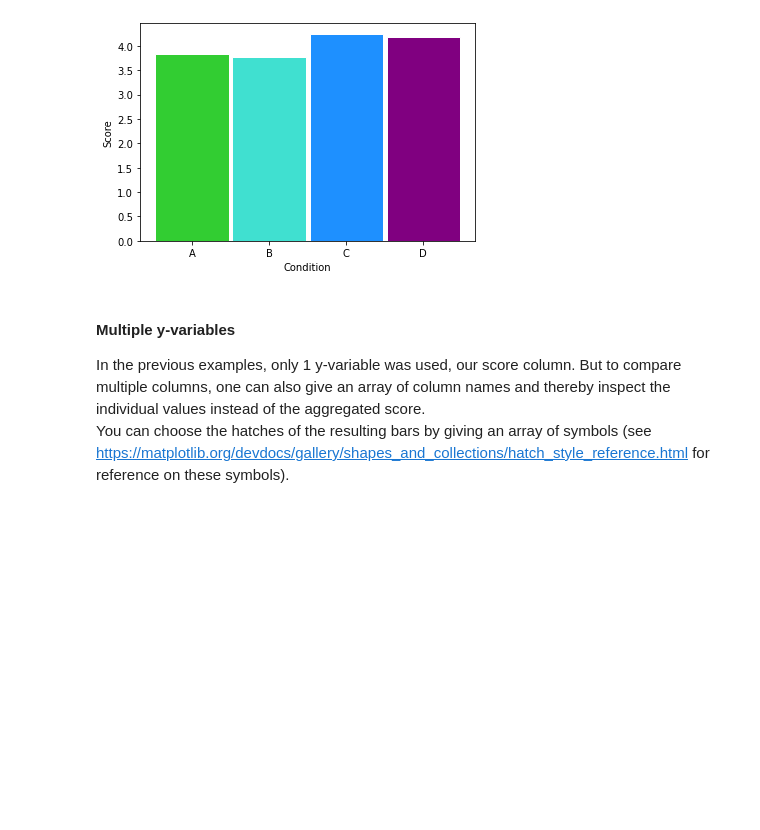
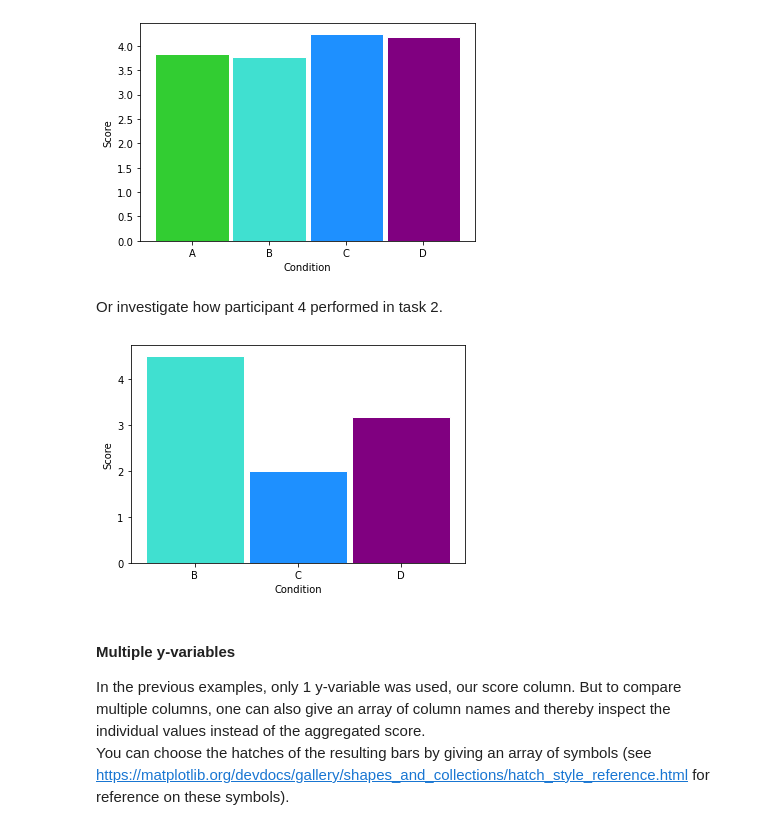
Before and after one commit to MarcRuble/experiment-evaluation, a Jupyter notebook: Exploration.ipynb, the cells around one changed output. Saved outputs shown, nothing was run; the diff lists cells and outputs as text; code cells hidden in the pictures; blank space fills up the shorter version.

Commit message:
cleaned up code and added new parameters for plots

```diff
--- a/Exploration.ipynb
+++ b/Exploration.ipynb
@@ -240,6 +240,12 @@ E.g. we only explore the scores from task 1.
 expl.barplot('Condition', 'Score', condition=('Task', 1))
 # %% [output]
 [figure]
+# %% [markdown]
+Or investigate how participant 4 performed in task 2.
+# %%
+expl.barplot('Condition', 'Score', condition=[('Task', 2), ('Participant', 4)])
+# %% [output]
+[figure, added]
 # %% [markdown]
 #### Multiple y-variables
 In the previous examples, only 1 y-variable was used, our score column. But to compare multiple columns, one can also give an array of column names and thereby inspect the individual values instead of the aggregated score.\
```
Also changed, not shown: parts of 4 cells of this notebook, 4 other files.
